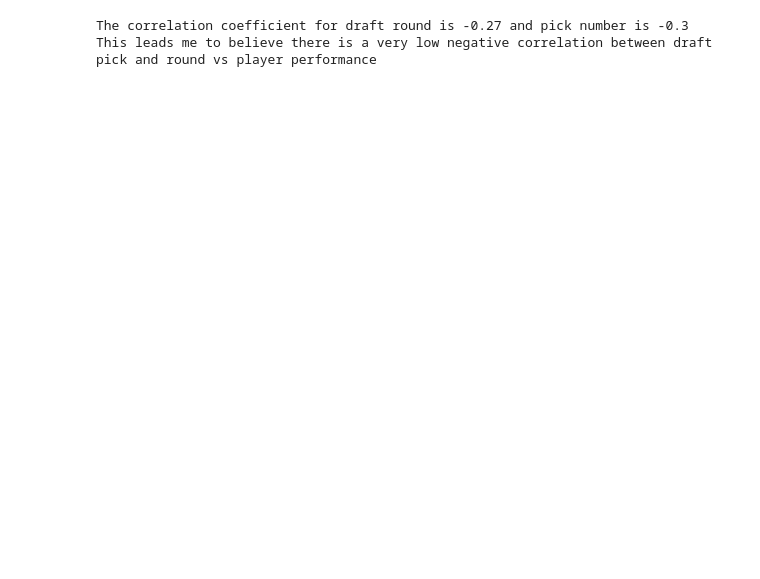
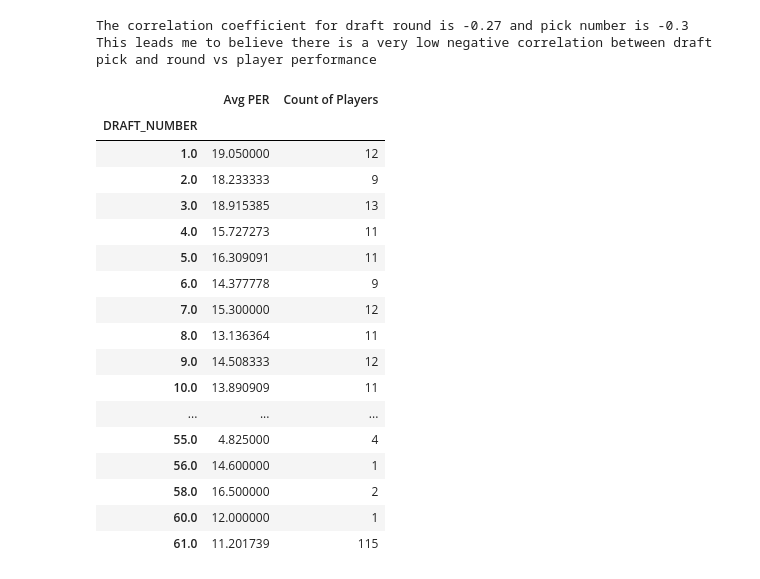
Before and after one commit to meeyoungPH/nba_superlatives, a Jupyter notebook: draft_picks/PROJECT 1 EDA on NBA 2021-22 Season - DRAFT Picks.ipynb, the cells around one changed output. Cells and saved outputs as stored; diff of their text form; code cells hidden in the pictures; blank space fills up the shorter version.

```diff
--- a/draft_picks/PROJECT 1 EDA on NBA 2021-22 Season - DRAFT Picks.ipynb
+++ b/draft_picks/PROJECT 1 EDA on NBA 2021-22 Season - DRAFT Picks.ipynb
@@ -429,3 +419,33 @@ This leads me to believe there is a very low negative correlation between draft
+# %%
+# table to show stats of draft round and draft pick
+per_by_draft = cor_player_draft_pick.groupby(['DRAFT_ROUND'])['PER'].mean()
+count_players = cor_player_draft_pick.groupby(['DRAFT_ROUND'])['Player ID'].count()
+avg_per_by_draft_round = pd.DataFrame({'Avg PER':per_by_draft,'Count of Players': count_players})
+avg_per_by_draft_round
+
+dn_per_by_draft = cor_player_draft_pick.groupby(['DRAFT_NUMBER'])['PER'].mean()
+dn_count_players = cor_player_draft_pick.groupby(['DRAFT_NUMBER'])['Player ID'].count()
+dn_avg_per_by_draft_round = pd.DataFrame({'Avg PER':dn_per_by_draft,'Count of Players': dn_count_players})
+dn_avg_per_by_draft_round
+# %% [output]
+|  | Avg PER | Count of Players |
+| DRAFT_NUMBER |  |  |
+| 1.0 | 19.050000 | 12 |
+| 2.0 | 18.233333 | 9 |
+| 3.0 | 18.915385 | 13 |
+| 4.0 | 15.727273 | 11 |
+| 5.0 | 16.309091 | 11 |
+| 6.0 | 14.377778 | 9 |
+| 7.0 | 15.300000 | 12 |
+| 8.0 | 13.136364 | 11 |
+| 9.0 | 14.508333 | 12 |
+| 10.0 | 13.890909 | 11 |
+| ... | ... | ... |
+| 55.0 | 4.825000 | 4 |
+| 56.0 | 14.600000 | 1 |
+| 58.0 | 16.500000 | 2 |
+| 60.0 | 12.000000 | 1 |
+| 61.0 | 11.201739 | 115 |
 # %%
 #LINEAR REGRESSION
 from scipy.stats import linregress
```
Also changed, not shown: parts of 20 cells of this notebook, 10 other files.
